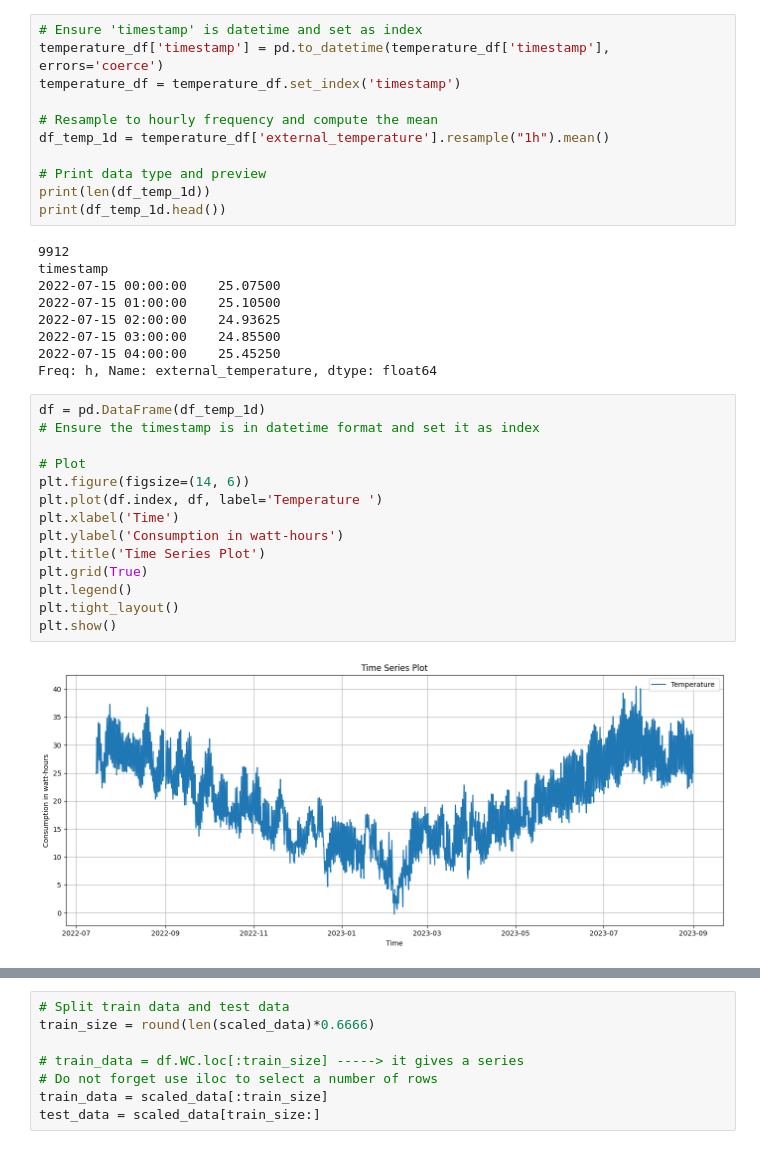
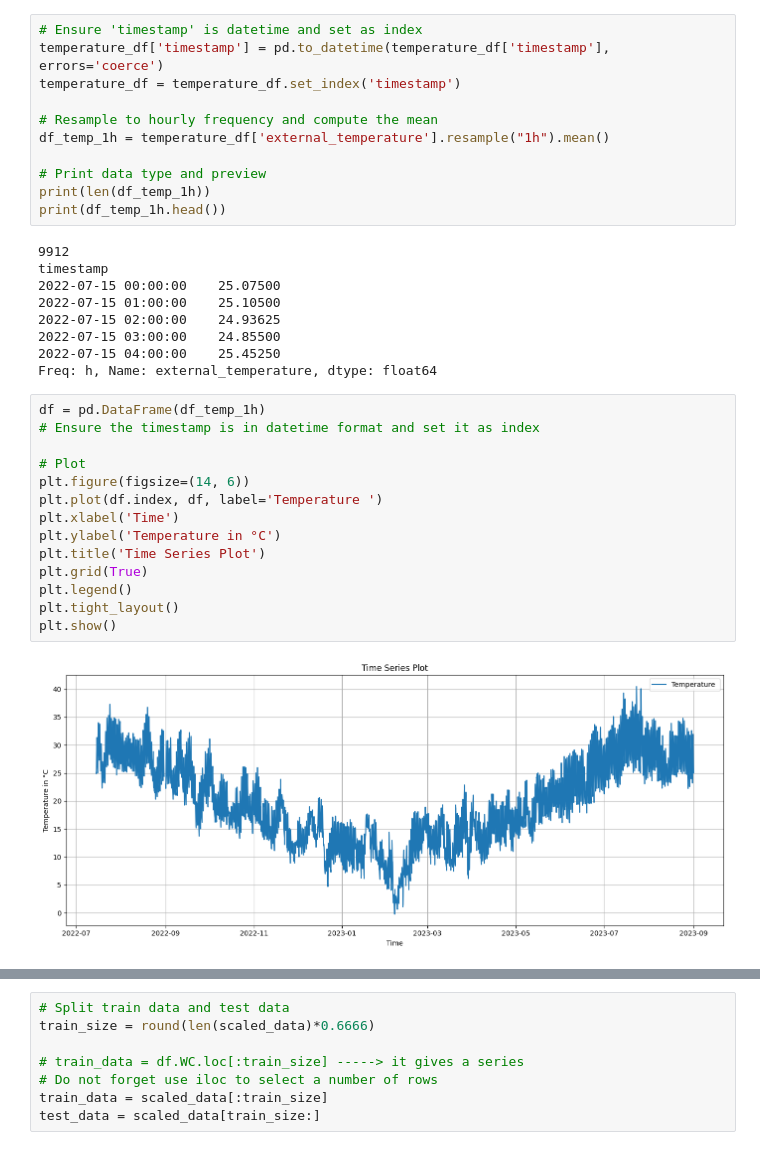
Before and after one commit to Ghada-Ataaoui/Energy-Consumption-Forecast, a Jupyter notebook: src/models/GRU_pred.ipynb, the cells around one changed output, grey strips where cells are left out. Cells and saved outputs as stored; diff of their text form.

```diff
--- a/src/models/GRU_pred.ipynb
+++ b/src/models/GRU_pred.ipynb
@@ -342,11 +438,11 @@ temperature_df['timestamp'] = pd.to_datetime(temperature_df['timestamp'], errors
 temperature_df = temperature_df.set_index('timestamp')
 
 # Resample to hourly frequency and compute the mean
-df_temp_1d = temperature_df['external_temperature'].resample("1h").mean()
+df_temp_1h = temperature_df['external_temperature'].resample("1h").mean()
 
 # Print data type and preview
-print(len(df_temp_1d))
-print(df_temp_1d.head())
+print(len(df_temp_1h))
+print(df_temp_1h.head())
 # %% [output]
 9912
 timestamp
@@ -357,19 +453,19 @@ timestamp
 2022-07-15 04:00:00    25.45250
 Freq: h, Name: external_temperature, dtype: float64
 # %%
-df = pd.DataFrame(df_temp_1d)
+df = pd.DataFrame(df_temp_1h)
 # Ensure the timestamp is in datetime format and set it as index
 
 # Plot
 plt.figure(figsize=(14, 6))
 plt.plot(df.index, df, label='Temperature ')
 plt.xlabel('Time')
-plt.ylabel('Consumption in watt-hours')
+plt.ylabel('Temperature in °C')
 plt.title('Time Series Plot')
 plt.grid(True)
 plt.legend()
 plt.tight_layout()
 plt.show()
 # %% [output]
-[figure, old version]
+[figure, new version]
 # %%
```
Also changed, not shown: parts of 33 cells of this notebook, 5 other files.
